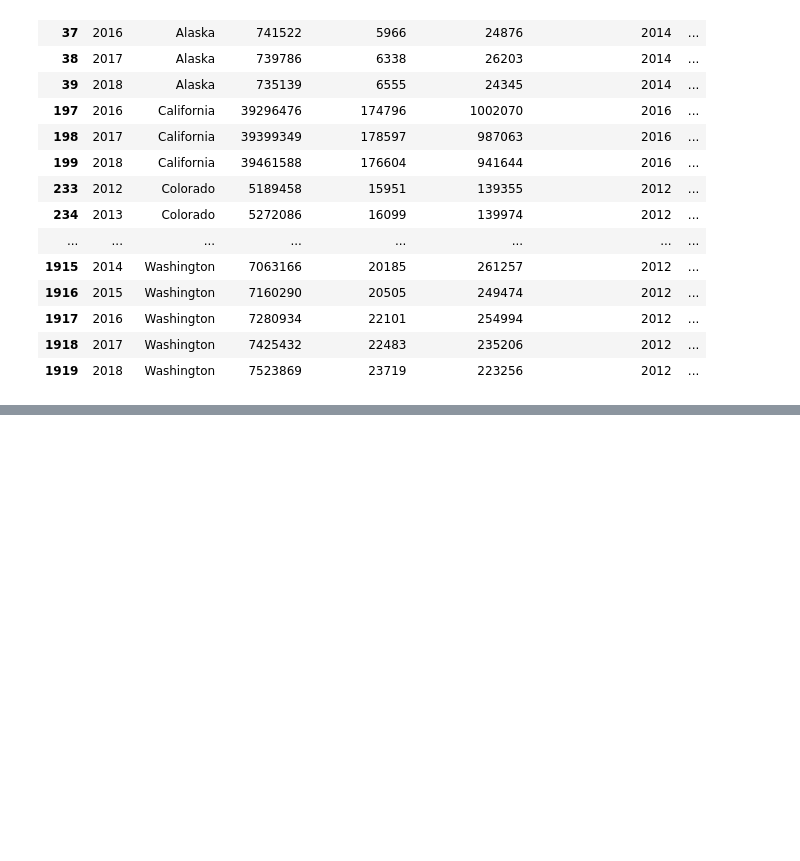
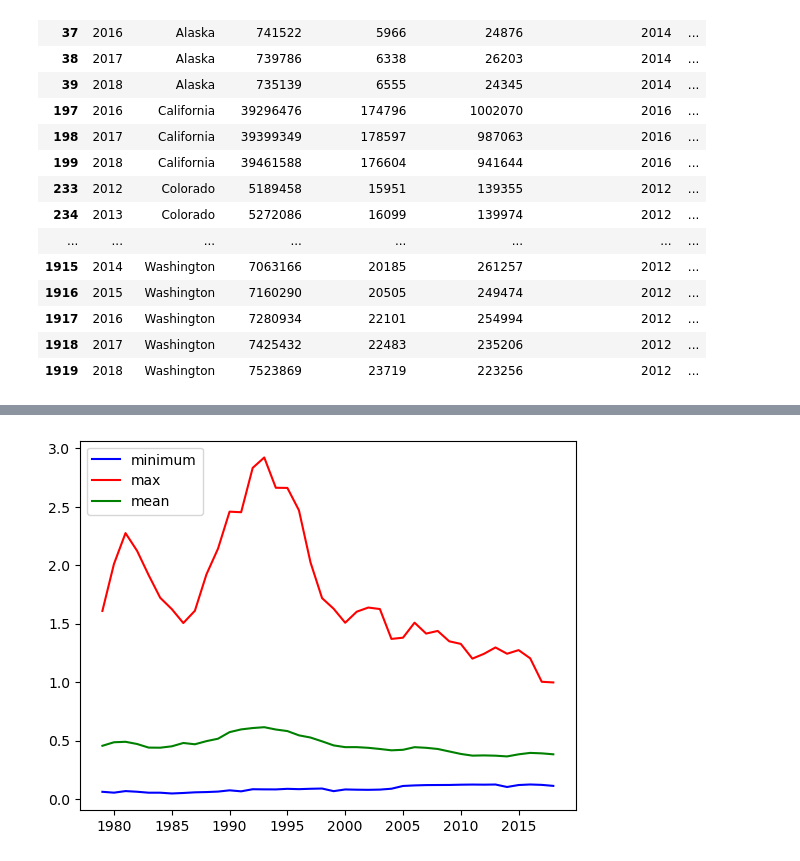
Before and after one commit to gwroth89/Project1, a Jupyter notebook: violent_property_crime_analysis.ipynb, the cells around one changed output, grey strips where cells are left out. Drawn from its saved outputs; the diff is of its cells as text; code cells hidden in the pictures; blank space fills up the shorter version.

```diff
--- a/violent_property_crime_analysis.ipynb
+++ b/violent_property_crime_analysis.ipynb
@@ -119,0 +123,18 @@ ValueError: shape mismatch: objects cannot be broadcast to a single shape.  Mism
+# %%
+#med_violent
+med_violent = crime_df[['year','state_name','violent_crime_rate','Year legalized (Med)']]
+med_violent = med_violent.drop(med_violent[med_violent["Year legalized (Med)"] < 0].index)
+min_med_violent = med_violent.groupby('year')['violent_crime_rate'].min()
+max_med_violent = med_violent.groupby('year')['violent_crime_rate'].max()
+mean_med_violent = med_violent.groupby('year')['violent_crime_rate'].mean()
+
+fig, ax = plt.subplots()
+
+ax.plot(min_med_violent, color = 'blue', label = 'minimum')
+ax.plot(max_med_violent, color = 'red', label = 'max')
+ax.plot(mean_med_violent, color = 'green', label = 'mean')
+ax.legend(loc = 'upper left')
+
+plt.show()
+# %% [output]
+[figure, added]
```
Also changed, not shown: parts of 10 cells of this notebook.
